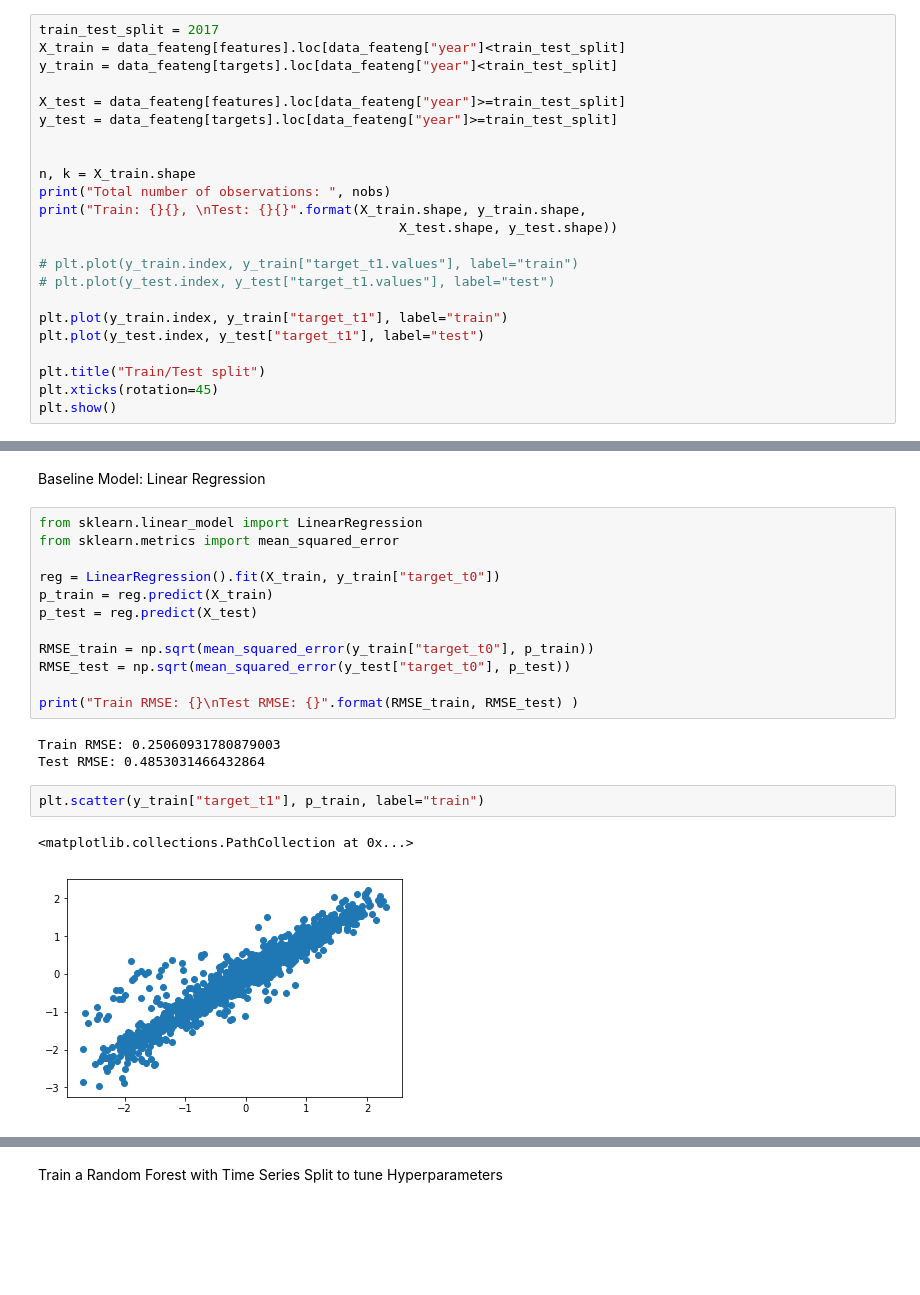
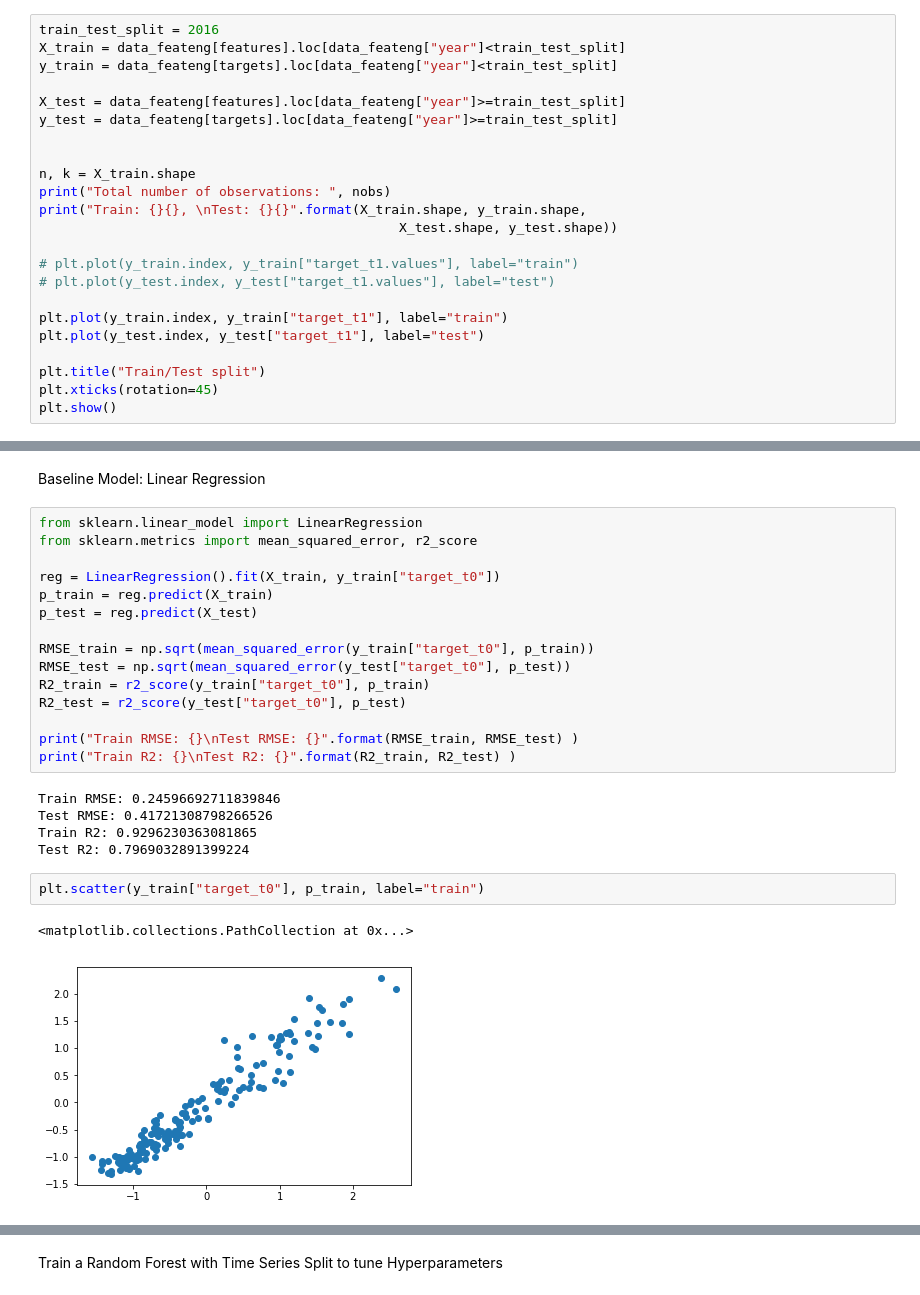
Before and after one commit to jwaliaga/NatGasDemandForcast, a Jupyter notebook: Notebooks/Patricia/USDemandForecast.ipynb, the cells around one changed output, grey strips where cells are left out. Saved outputs shown, nothing was run; the diff lists cells and outputs as text; blank space fills up the shorter version.

```diff
--- a/Notebooks/Patricia/USDemandForecast.ipynb
+++ b/Notebooks/Patricia/USDemandForecast.ipynb
@@ -341,7 +341,7 @@ Split Data
 
 Data points in 2018 are used as a holdout data to perform a honest assessment of model performance and carry out some residual analysis (6 months)
 # %%
-train_test_split = 2017
+train_test_split = 2016
 X_train = data_feateng[features].loc[data_feateng["year"]<train_test_split]
 y_train = data_feateng[targets].loc[data_feateng["year"]<train_test_split]
 
@@ -372,7 +372,7 @@ Test: (16, 12)(16, 13)
 Baseline Model: Linear Regression
 # %%
 from sklearn.linear_model import LinearRegression
-from sklearn.metrics import mean_squared_error
+from sklearn.metrics import mean_squared_error, r2_score
 
 reg = LinearRegression().fit(X_train, y_train["target_t0"])
 p_train = reg.predict(X_train)
@@ -380,14 +380,19 @@ p_test = reg.predict(X_test)
 
 RMSE_train = np.sqrt(mean_squared_error(y_train["target_t0"], p_train))
 RMSE_test = np.sqrt(mean_squared_error(y_test["target_t0"], p_test))
+R2_train = r2_score(y_train["target_t0"], p_train)
+R2_test = r2_score(y_test["target_t0"], p_test)
 
 print("Train RMSE: {}\nTest RMSE: {}".format(RMSE_train, RMSE_test) )
+print("Train R2: {}\nTest R2: {}".format(R2_train, R2_test) )
 # %% [output]
-Train RMSE: 0.25060931780879003
-Test RMSE: 0.4853031466432864
+Train RMSE: 0.24596692711839846
+Test RMSE: 0.41721308798266526
+Train R2: 0.9296230363081865
+Test R2: 0.7969032891399224
 # %%
-plt.scatter(y_train["target_t1"], p_train, label="train")
+plt.scatter(y_train["target_t0"], p_train, label="train")
 # %% [output]
 <matplotlib.collections.PathCollection at 0x...>
-[figure, old version]
+[figure, new version]
 # %%
```
Also changed, not shown: parts of 25 cells of this notebook.
